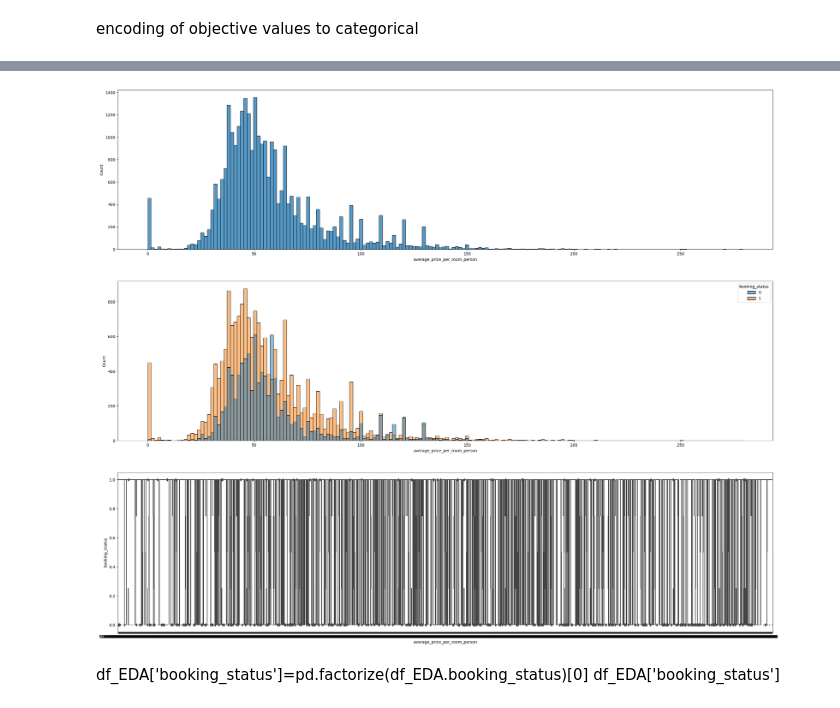
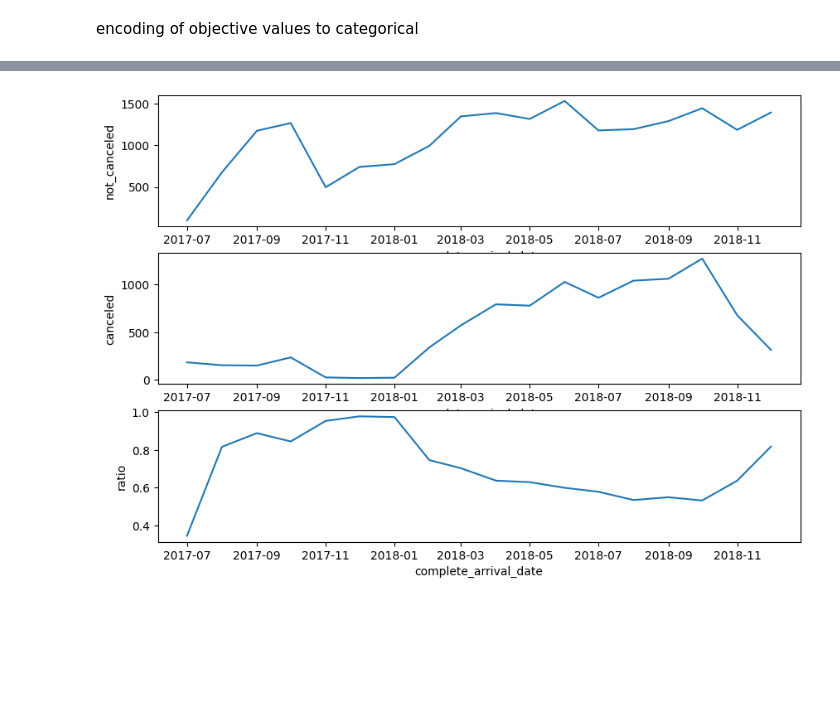
Before and after one commit to Jannis997/Hotel_Reservations, a Jupyter notebook: test.ipynb, the cells around one changed output, grey strips where cells are left out. Saved outputs shown, nothing was run; the diff lists cells and outputs as text; code cells hidden in the pictures; blank space fills up the shorter version.

```diff
--- a/test.ipynb
+++ b/test.ipynb
@@ -215,2 +311,0 @@ sns.scatterplot(data=df_EDA, x="lead_time", y="avg_price_per_room", hue="booking
-# %%
-df_EDA['overall_price'] = df_EDA['avg_price_per_room'] * (df_EDA['no_of_weekend_nights'] + df_EDA['no_of_week_nights'])
@@ -226,11 +312,22 @@ df_EDA['average_price_per_room_person'] = df_EDA['avg_price_per_room'] / df_EDA[
+# %%
+# Add a column with the count of cancellations per date
+df_EDA["count"] = 1
+canceled_df = df_EDA[df_EDA["booking_status"]=="Canceled"].groupby("complete_arrival_date")["count"].sum()
+#cancelled_df =pd.DataFrame(cancelled_df)
+not_canceled_df = df_EDA[df_EDA["booking_status"]=="Not_Canceled"].groupby("complete_arrival_date")["count"].sum()
+#not_cancelled_df =pd.DataFrame(not_cancelled_df)
+
+# Create a new dataframe with the ratio of cancelled bookings
+result = pd.concat([canceled_df, not_canceled_df], axis=1)
+result.columns = ['canceled', 'not_canceled']
+result['canceled'].fillna(1)
+result["ratio"] = result["not_canceled"] / (result["canceled"] + result["not_canceled"])
+result =pd.DataFrame(result)
 # %%
-fig, ax = plt.subplots(3, figsize=(30, 25))
+fig, ax = plt.subplots(3, figsize=(10, 7))
 
-t = sns.histplot(data=df_EDA, x='average_price_per_room_person', ax=ax[0])
-t = sns.histplot(data=df_EDA, x='average_price_per_room_person', ax=ax[1], hue="booking_status")
-t = sns.boxplot(x='average_price_per_room_person', y="booking_status", data=df_EDA, ax=ax[2])
+t = sns.lineplot(data=result, x="complete_arrival_date", y="not_canceled", ax=ax[0])
+t = sns.lineplot(data=result, x="complete_arrival_date", y="canceled", ax=ax[1])
+t = sns.lineplot(data=result, x="complete_arrival_date", y="ratio", ax=ax[2])
 # %% [output]
-[figure, old version]
+[figure, new version]
-# %% [markdown]
-df_EDA['booking_status']=pd.factorize(df_EDA.booking_status)[0]
-df_EDA['booking_status']
```
Also changed, not shown: parts of 52 cells of this notebook.
